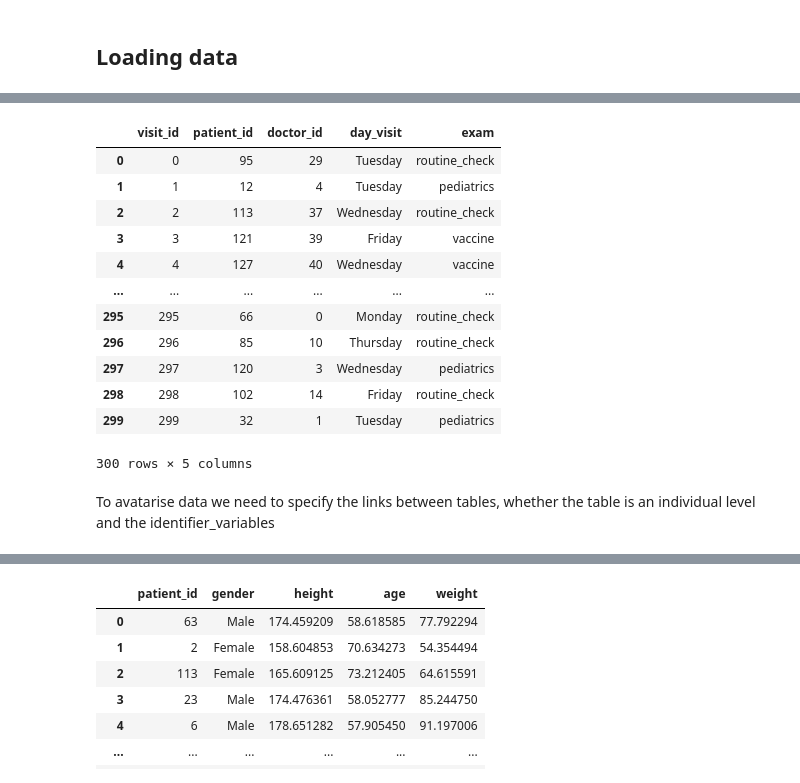
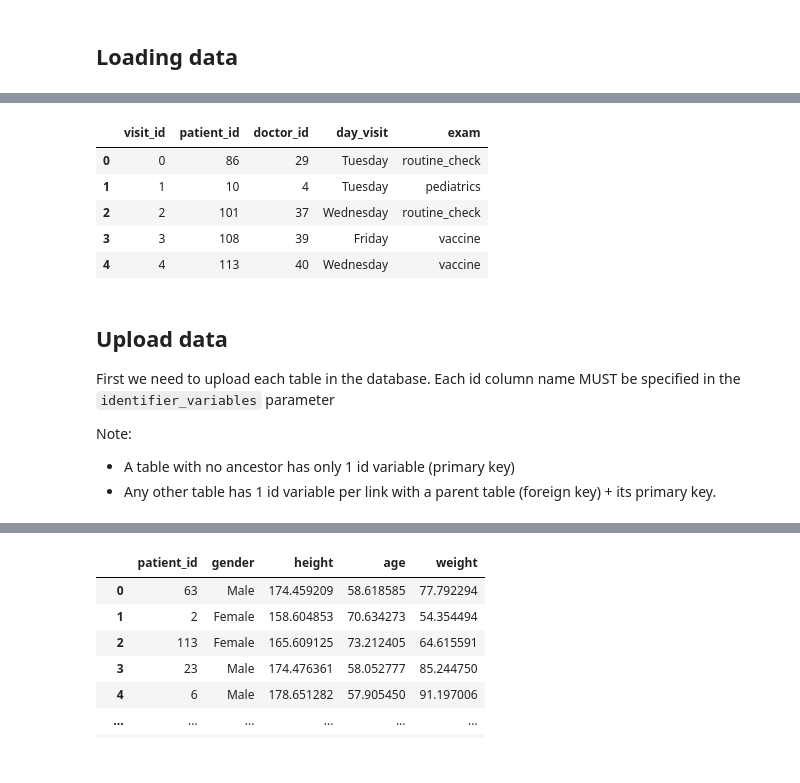
Before and after one commit to octopize/avatar-python, a Jupyter notebook: notebooks/Tutorial9-Multitable.ipynb, the cells around one changed output, grey strips where cells are left out. Drawn from its saved outputs; the diff is of its cells as text; code cells hidden in the pictures.

```diff
--- a/notebooks/Tutorial9-Multitable.ipynb
+++ b/notebooks/Tutorial9-Multitable.ipynb
@@ -42,7 +46,7 @@ In this tutorial, we will avatarise data that contains a patient table, a doctor
 # %% [markdown]
 <img src="img/multitable.png" style="height:500px" />
 # %%
-doctor = pd.read_csv("../fixtures/doctor.csv", sep=",").drop(["Unnamed: 0"], axis=1)
-patient = pd.read_csv("../fixtures/patient.csv", sep=",").drop(["Unnamed: 0"], axis=1)
-visit = pd.read_csv("../fixtures/visit.csv", sep=",").drop(["Unnamed: 0"], axis=1)
+doctor = pd.read_csv("../fixtures/doctor.csv", sep=",")
+patient = pd.read_csv("../fixtures/patient.csv", sep=",")
+visit = pd.read_csv("../fixtures/visit.csv", sep=",")
 # %%
@@ -84,21 +70,20 @@ patient
 # %%
-visit
+visit.head()
 # %% [output]
 |  | visit_id | patient_id | doctor_id | day_visit | exam |
-| 0 | 0 | 95 | 29 | Tuesday | routine_check |
-| 1 | 1 | 12 | 4 | Tuesday | pediatrics |
-| 2 | 2 | 113 | 37 | Wednesday | routine_check |
-| 3 | 3 | 121 | 39 | Friday | vaccine |
-| 4 | 4 | 127 | 40 | Wednesday | vaccine |
-| ... | ... | ... | ... | ... | ... |
-| 295 | 295 | 66 | 0 | Monday | routine_check |
-| 296 | 296 | 85 | 10 | Thursday | routine_check |
-| 297 | 297 | 120 | 3 | Wednesday | pediatrics |
-| 298 | 298 | 102 | 14 | Friday | routine_check |
-| 299 | 299 | 32 | 1 | Tuesday | pediatrics |
+| 0 | 0 | 86 | 29 | Tuesday | routine_check |
+| 1 | 1 | 10 | 4 | Tuesday | pediatrics |
+| 2 | 2 | 101 | 37 | Wednesday | routine_check |
+| 3 | 3 | 108 | 39 | Friday | vaccine |
+| 4 | 4 | 113 | 40 | Wednesday | vaccine |
-300 rows × 5 columns
 # %% [markdown]
-To avatarise data we need to specify the links between tables, whether the table is an individual level and the identifier_variables
+## Upload data
+First we need to upload each table in the database.
+Each id column name MUST be specified in the `identifier_variables` parameter
+
+Note:
+- A table with no ancestor has only 1 id variable (primary key)
+- Any other table has 1 id variable per link with a parent table (foreign key) + its primary key.
 # %%
 dataset_patient = client.pandas_integration.upload_dataframe(
     patient,
```
Also changed, not shown: parts of 23 cells of this notebook, 2 other files.
